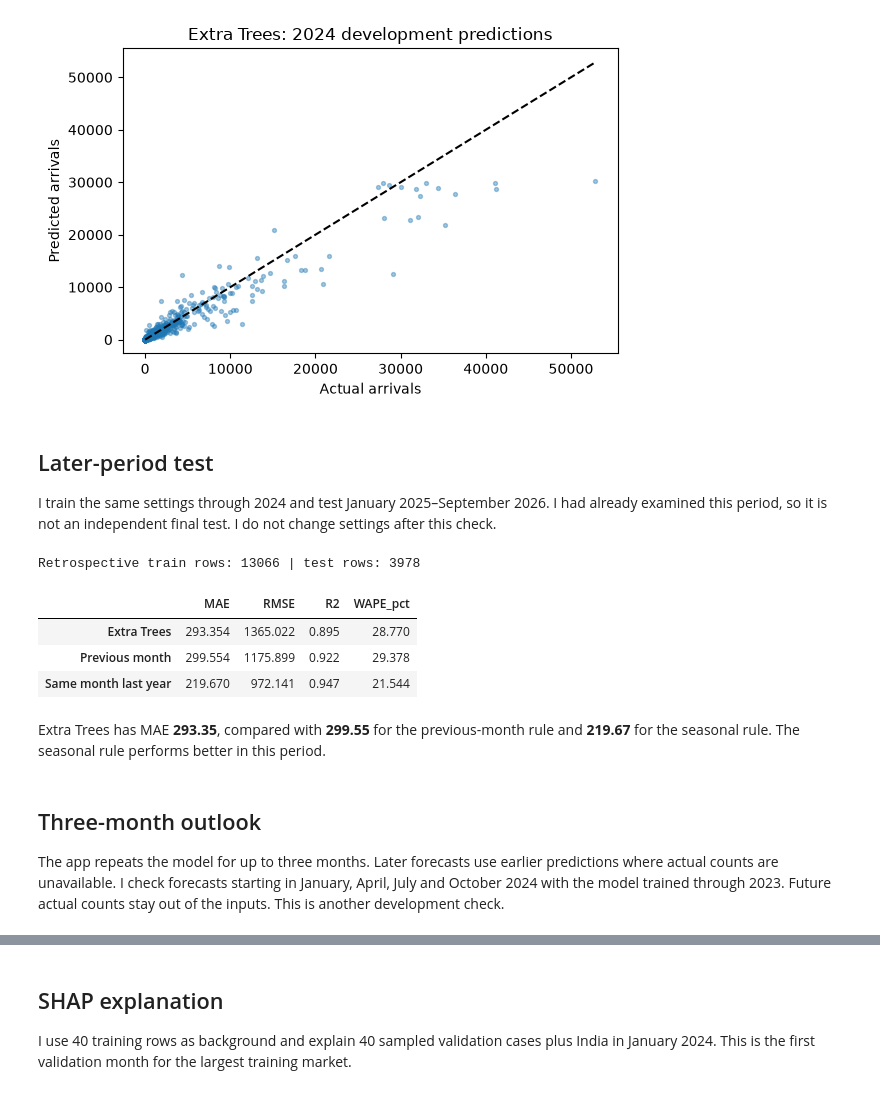
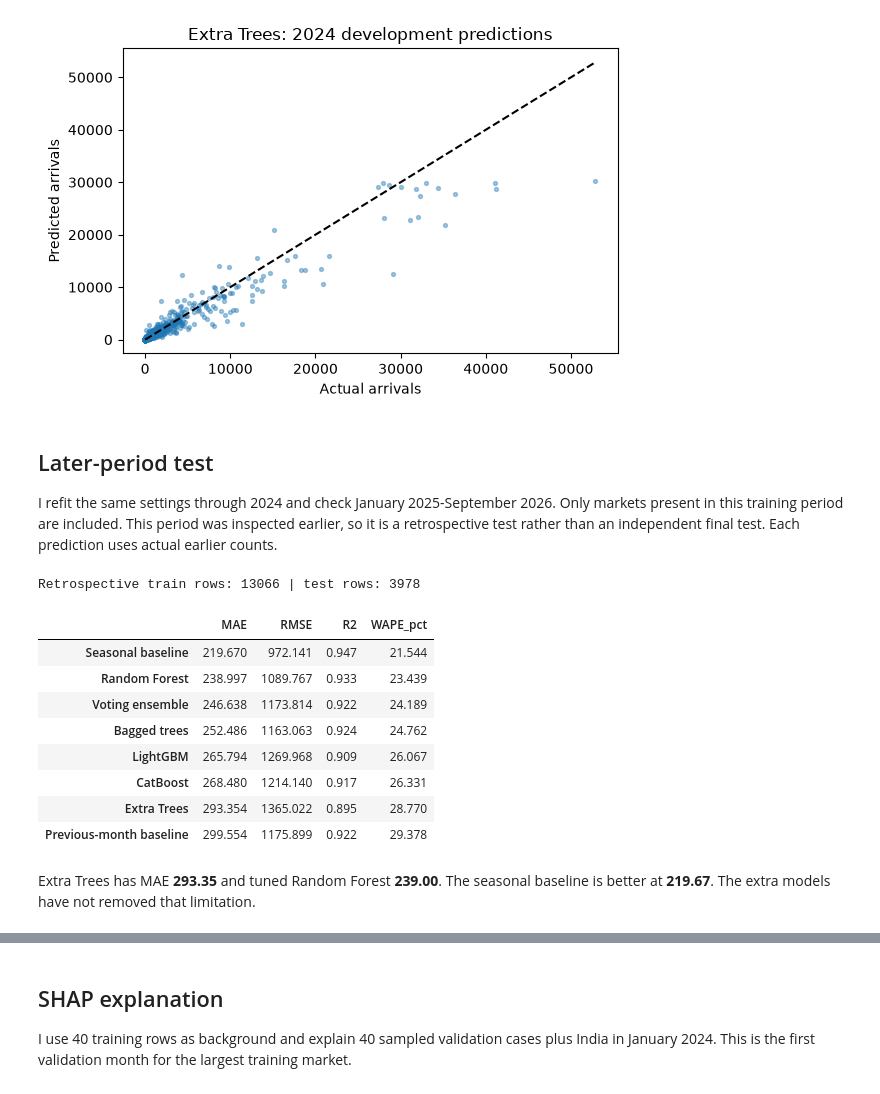
Before and after one commit to sbuhary/sri-lanka-tourism-forecast, a Jupyter notebook: notebooks/Tourism_Arrivals_Analysis.ipynb, the cells around one changed output, grey strips where cells are left out. Drawn from its saved outputs; the diff is of its cells as text; code cells hidden in the pictures.

```diff
--- a/notebooks/Tourism_Arrivals_Analysis.ipynb
+++ b/notebooks/Tourism_Arrivals_Analysis.ipynb
@@ -182,0 +204,26 @@ Extra Trees has MAE **258.39**, R² **0.904** and WAPE **27.77%**. Random Forest
+# %%
+def fit_models(training):
+    fitted = {name: make_model(name, settings).fit(model_inputs(name, training), training.Arrivals)
+              for name, settings in selected.items()}
+    fitted['Voting ensemble'] = {
+        name: make_model(name, options[name][0]).fit(model_inputs(name, training), training.Arrivals)
+        for name in ['Random Forest', 'CatBoost', 'LightGBM']}
+    return fitted
+
+
+def compare_models(fitted, frame):
+    estimates = {name: predict_model(name, model, frame) for name, model in fitted.items()}
+    estimates['Previous-month baseline'] = frame.lag_1.to_numpy()
+    estimates['Seasonal baseline'] = frame.lag_12.to_numpy()
+    return pd.DataFrame({name: calculate_scores(frame.Arrivals, prediction)
+                         for name, prediction in estimates.items()}).T.sort_values('MAE')
+
+
+models = fit_models(train_data)
+comparison = compare_models(models, validation_data)
+chosen_name = 'Extra Trees'
+display(comparison.round(3))
+
+
+def predict_arrivals(frame):
+    return predict_model(chosen_name, models[chosen_name], frame)
@@ -221,27 +280,26 @@ Origins beating the previous-month baseline: 57 / 184
 [figure]
 # %% [markdown]
 ## Later-period test
-I train the same settings through 2024 and test January 2025–September 2026. I had already examined this period, so it is not an independent final test. I do not change settings after this check.
+
+I refit the same settings through 2024 and check January 2025-September 2026. Only markets present in this training period are included. This period was inspected earlier, so it is a retrospective test rather than an independent final test. Each prediction uses actual earlier counts.
 # %%
 assessment_train = data.loc[data.Month.dt.year.between(2019, 2024)].copy()
 assessment_data = data.loc[data.Month.dt.year.ge(2025)].copy()
 assessment_data = assessment_data.loc[assessment_data.Country.isin(assessment_train.Country.unique())]
-assessment_model = clone(models[chosen_name]).fit(assessment_train[features], assessment_train.Arrivals)
-assessment_prediction = np.maximum(0, assessment_model.predict(assessment_data[features]))
-assessment_comparison = pd.DataFrame({
-    'Extra Trees': calculate_scores(assessment_data.Arrivals, assessment_prediction),
-    'Previous month': calculate_scores(assessment_data.Arrivals, assessment_data.lag_1.to_numpy()),
-    'Same month last year': calculate_scores(assessment_data.Arrivals, assessment_data.lag_12.to_numpy())}).T
+assessment_models = fit_models(assessment_train)
+assessment_comparison = compare_models(assessment_models, assessment_data)
 print('Retrospective train rows:', len(assessment_train), '| test rows:', len(assessment_data))
 display(assessment_comparison.round(3))
 # %% [output]
 Retrospective train rows: 13066 | test rows: 3978
 |  | MAE | RMSE | R2 | WAPE_pct |
+| Seasonal baseline | 219.670 | 972.141 | 0.947 | 21.544 |
+| Random Forest | 238.997 | 1089.767 | 0.933 | 23.439 |
+| Voting ensemble | 246.638 | 1173.814 | 0.922 | 24.189 |
+| Bagged trees | 252.486 | 1163.063 | 0.924 | 24.762 |
+| LightGBM | 265.794 | 1269.968 | 0.909 | 26.067 |
+| CatBoost | 268.480 | 1214.140 | 0.917 | 26.331 |
 | Extra Trees | 293.354 | 1365.022 | 0.895 | 28.770 |
-| Previous month | 299.554 | 1175.899 | 0.922 | 29.378 |
-| Same month last year | 219.670 | 972.141 | 0.947 | 21.544 |
+| Previous-month baseline | 299.554 | 1175.899 | 0.922 | 29.378 |
-# %% [markdown]
-Extra Trees has MAE **293.35**, compared with **299.55** for the previous-month rule and **219.67** for the seasonal rule. The seasonal rule performs better in this period.
-# %% [markdown]
-## Three-month outlook
-The app repeats the model for up to three months. Later forecasts use earlier predictions where actual counts are unavailable. I check forecasts starting in January, April, July and October 2024 with the model trained through 2023. Future actual counts stay out of the inputs. This is another development check.
+# %% [markdown]
+Extra Trees has MAE **293.35** and tuned Random Forest **239.00**. The seasonal baseline is better at **219.67**. The extra models have not removed that limitation.
```
Also changed, not shown: parts of 25 cells of this notebook, 8 other files.
